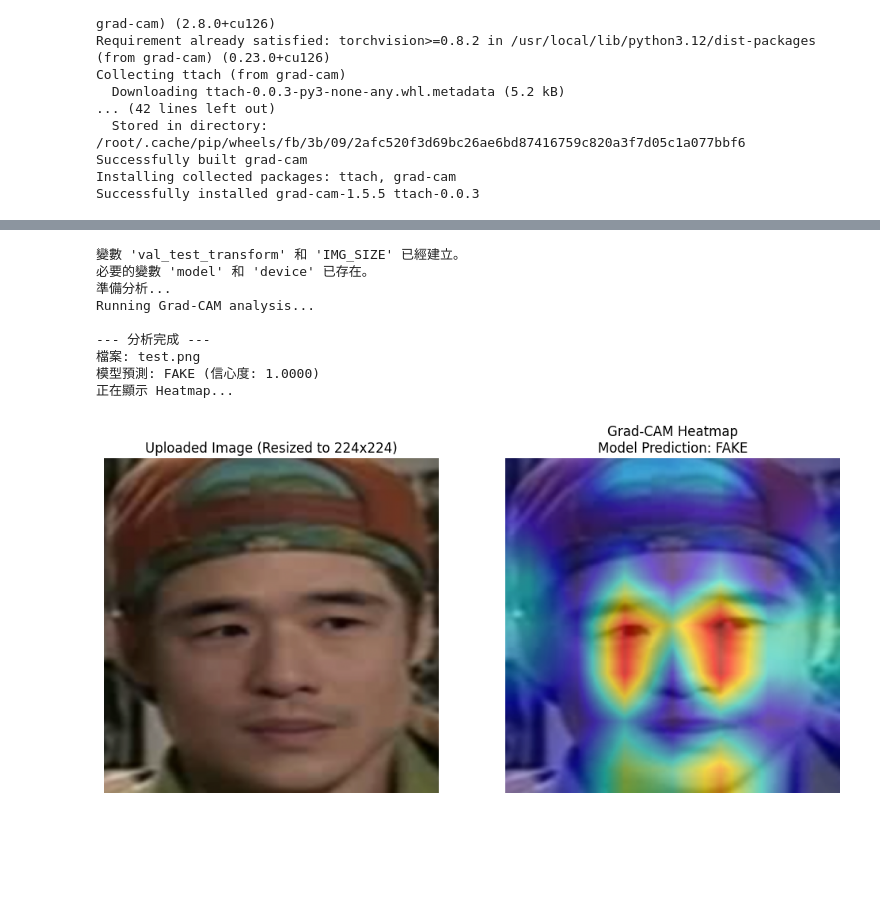
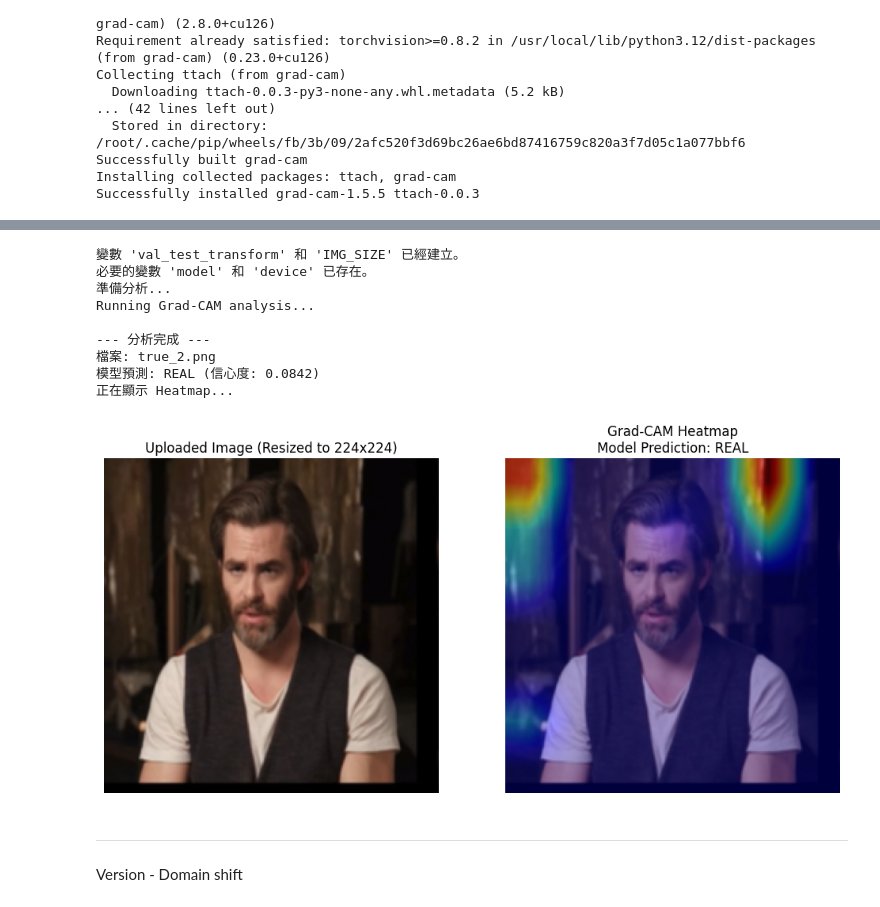
Before and after one commit to Olivery0307/XAI-in-Deepfake-images-recognition, a Jupyter notebook: EfficientNet_V2.ipynb, the cells around one changed output, grey strips where cells are left out. Saved outputs shown, nothing was run; the diff lists cells and outputs as text; code cells hidden in the pictures; blank space fills up the shorter version.

```diff
--- a/EfficientNet_V2.ipynb
+++ b/EfficientNet_V2.ipynb
@@ -395,2 +358,15 @@ def get_data_loaders(
 
     return train_loader, val_loader, test_loader, train_dataset, val_dataset, test_dataset
+# %%
+# --- 1. 身份驗證 ---
+# 這是主程序中唯一需要做的與 GCS 相關的"初始化"
+print("Authenticating for GCS...")
+try:
+    auth.authenticate_user()
+    print("Authentication successful.")
+except Exception as e:
+    print(f"Authentication failed: {e}")
+
+# --- 2. 定義你的 GCS 儲存位置 ---
+YOUR_BUCKET_NAME = "dlcv_preprocess_pic"
+SPLIT_SAVE_PATH = "dataset_splits"
@@ -472,0 +432,24 @@ Data loaders are ready!
+# %%
+print("\nStarting get_data_loaders...")
+train_loader, val_loader, test_loader, _, _, _ = get_data_loaders(
+    real_paths=REAL_PATHS,
+    fake_paths=FAKE_PATHS,
+    batch_size=BATCH_SIZE,
+    img_size=IMG_SIZE,
+    random_seed=RANDOM_SEED,
+    gcs_bucket_name=YOUR_BUCKET_NAME,
+    gcs_save_path=SPLIT_SAVE_PATH
+)
+
+print("\nTesting the train_loader...")
+try:
+    images, labels = next(iter(train_loader))
+    print(f"Successfully loaded one batch.")
+    print(f"Image batch shape: {images.shape}")
+    print(f"Label batch shape: {labels.shape}")
+except Exception as e:
+    print(f"Error while testing data loader: {e}")
+
+print(f"\nTrain dataset size: {len(train_loader.dataset)}")
+print(f"Val dataset size: {len(val_loader.dataset)}")
+print(f"Test dataset size: {len(test_loader.dataset)}")
@@ -490,11 +490,11 @@ scaler = torch.amp.GradScaler('cuda') if torch.cuda.is_available() else torch.am
 
 # --- 4. 設定訓練參數 (*** GCS 儲存路徑已更新 ***) ---
 NUM_EPOCHS = 10
-LOCAL_SAVE_PATH = "efficientnetv2_baseline.pth" # 1. Colab 本地儲存的路徑
+LOCAL_SAVE_PATH = "efficientnetv2_baseline_v2.pth" # 1. Colab 本地儲存的路徑
 
 # *** 2. GCS 儲存路徑 (請確保 YOUR_BUCKET_NAME 已定義) ***
 GCS_MODEL_BUCKET = 'dlcv_models'
-GCS_MODEL_BLOB_NAME = "efficientnetv2_baseline.pth" # 你想存在 GCS 的資料夾和檔案名稱
+GCS_MODEL_BLOB_NAME = "efficientnetv2_baseline_v2.pth" # 你想存在 GCS 的資料夾和檔案名稱
 
 print(f"Training for {NUM_EPOCHS} epochs...")
 print(f"Best model will be saved locally to: {LOCAL_SAVE_PATH}")
@@ -862,7 +741,7 @@ except NameError as e:
 
 # --- ⚠️ 在這裡指定你要分析的圖片路徑 ---
 # (例如: '/content/Test_True.png' 或你上傳的任何檔案)
-IMAGE_PATH_TO_ANALYZE = "/content/test.png"
+IMAGE_PATH_TO_ANALYZE = "/content/true_2.png"
 
 # ----------------------------------------------------
 
@@ -919,33 +798,37 @@ try:
 
     pred_text = "FAKE" if pred_label == 1 else "REAL"
 
     print(f"\n--- 分析完成 ---")
     print(f"檔案: {file_name}")
     print(f"模型預測: {pred_text} (信心度: {prob:.4f})")
     print("正在顯示 Heatmap...")
 
     plt.figure(figsize=(12, 6))
     plt.subplot(1, 2, 1)
     plt.imshow(original_rgb_img_for_viz) # 顯示調整大小後的原始圖片
     plt.title(f"Uploaded Image (Resized to {IMG_SIZE}x{IMG_SIZE})")
     plt.axis('off')
 
     plt.subplot(1, 2, 2)
     plt.imshow(visualization)
     plt.title(f"Grad-CAM Heatmap\nModel Prediction: {pred_text}")
     plt.axis('off')
     plt.show()
 
 except Exception as e:
     print(f"處理影像時發生錯誤: {e}")
 # %% [output]
 變數 'val_test_transform' 和 'IMG_SIZE' 已經建立。
 必要的變數 'model' 和 'device' 已存在。
 準備分析...
 Running Grad-CAM analysis...
 
 --- 分析完成 ---
-檔案: test.png
-模型預測: FAKE (信心度: 1.0000)
+檔案: true_2.png
+模型預測: REAL (信心度: 0.0842)
 正在顯示 Heatmap...
-[figure, old version]
+[figure, new version]
+# %% [markdown]
+---
+# %% [markdown]
+Version - Domain shift
```
Also changed, not shown: parts of 32 cells of this notebook.
